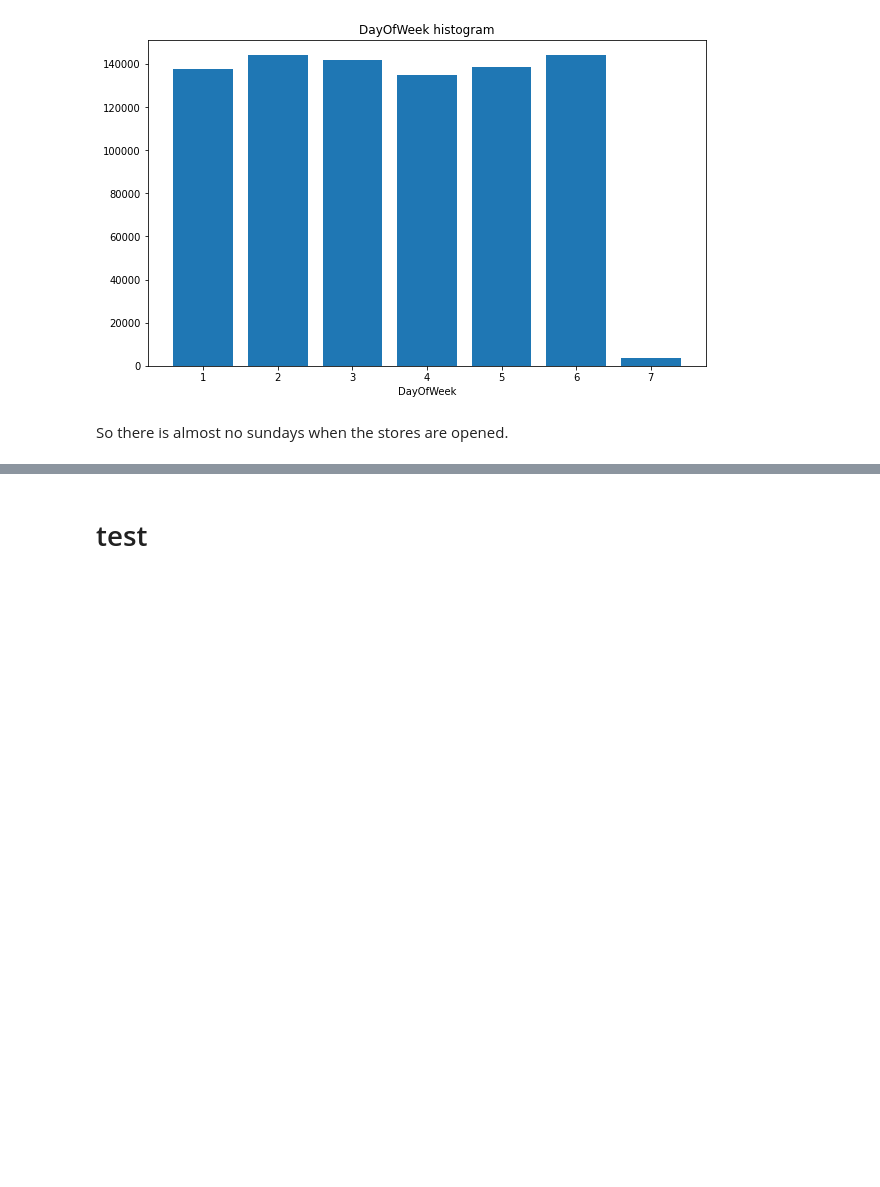
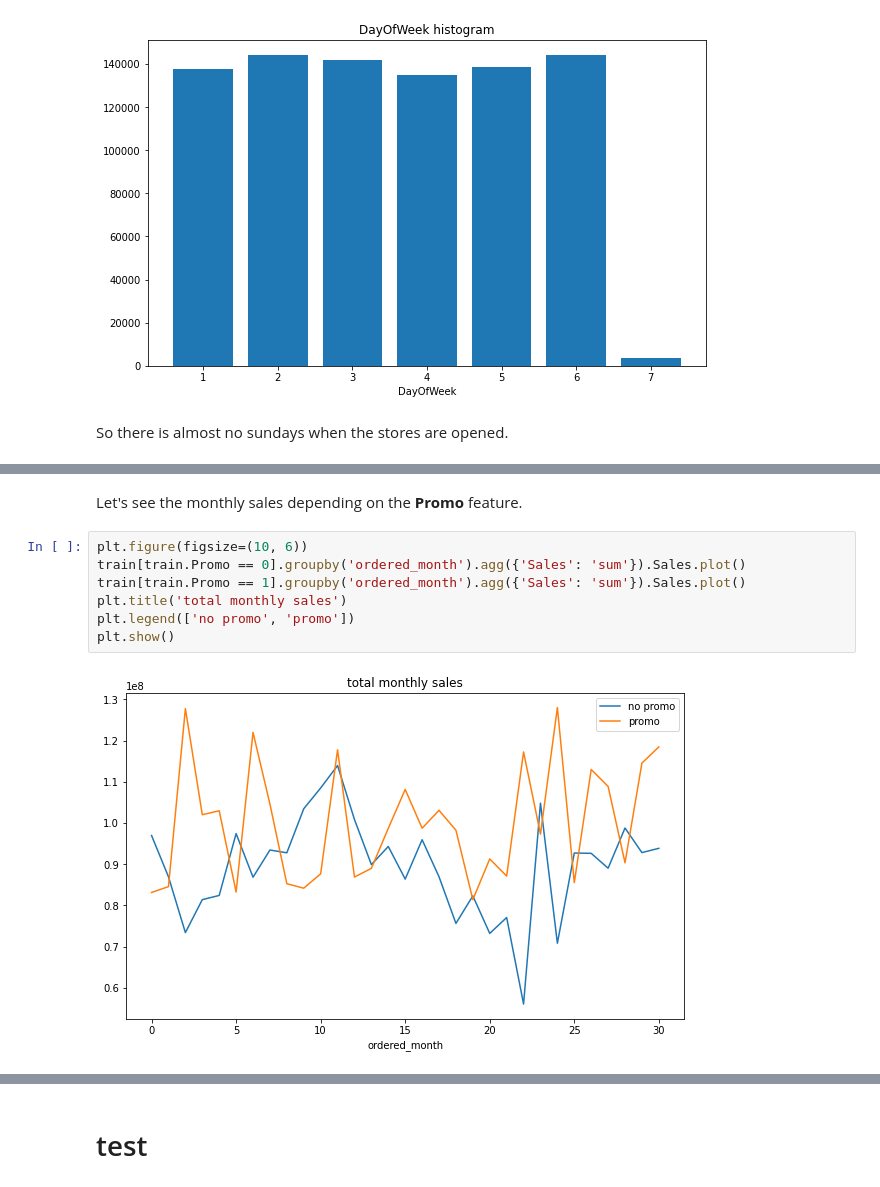
Before and after one commit to vkhmara/EPAM-Internship, a Jupyter notebook: Rossmann Store Sales/EDA.ipynb, the cells around one changed output, grey strips where cells are left out. Drawn from its saved outputs; the diff is of its cells as text; blank space fills up the shorter version.

```diff
--- a/Rossmann Store Sales/EDA.ipynb
+++ b/Rossmann Store Sales/EDA.ipynb
@@ -447,0 +492,11 @@ train[train.Open == 1].drop(columns=['Open', 'Customers']).corr()
+# %% [markdown]
+Let's see the monthly sales depending on the **Promo** feature.
+# %%
+plt.figure(figsize=(10, 6))
+train[train.Promo == 0].groupby('ordered_month').agg({'Sales': 'sum'}).Sales.plot()
+train[train.Promo == 1].groupby('ordered_month').agg({'Sales': 'sum'}).Sales.plot()
+plt.title('total monthly sales')
+plt.legend(['no promo', 'promo'])
+plt.show()
+# %% [output]
+[figure, added]
```
Also changed, not shown: parts of 65 cells of this notebook.
